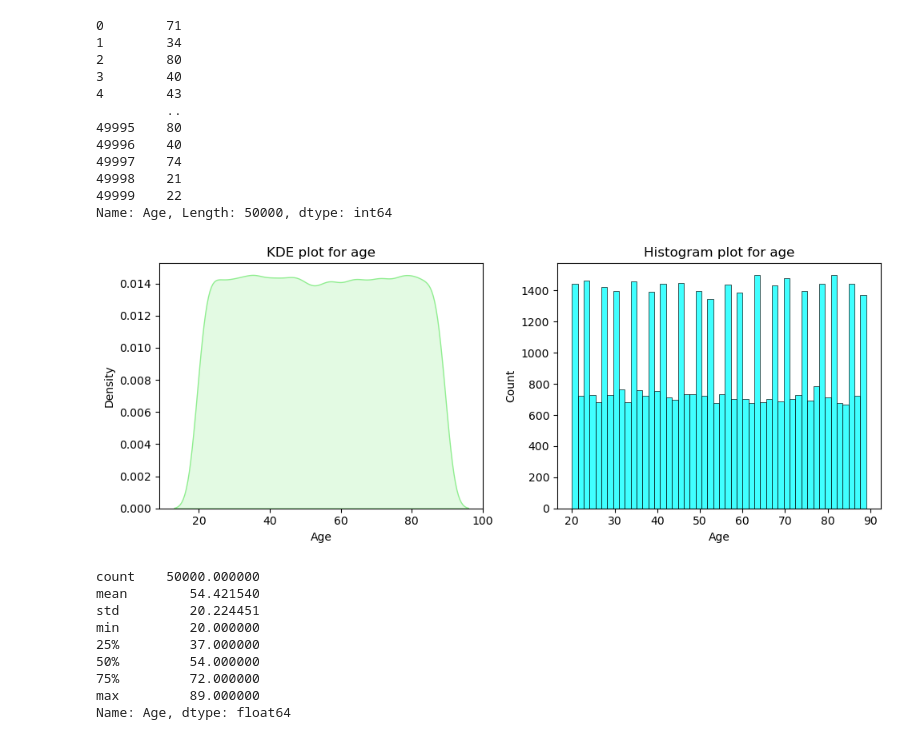
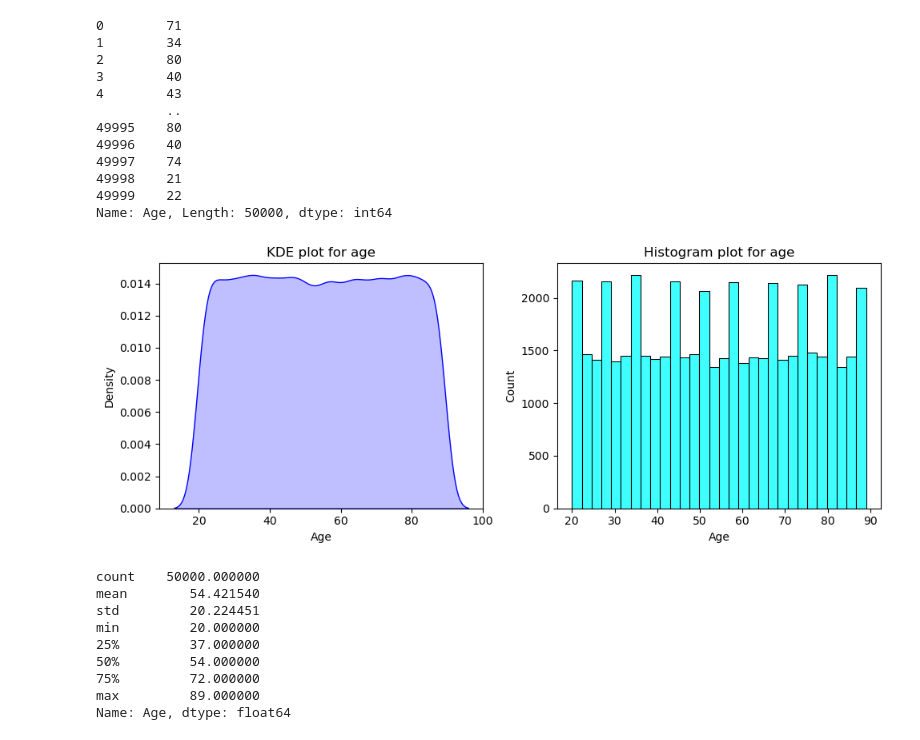
Before and after one commit to soumya569/global_cancer_patients_2015_2024_data_analysis_project, a Jupyter notebook: project1.ipynb, the cells around one changed output. Cells and saved outputs as stored; diff of their text form; code cells hidden in the pictures.

```diff
--- a/project1.ipynb
+++ b/project1.ipynb
@@ -99,19 +109,22 @@ Name: Age, Length: 50000, dtype: int64
 # %%
 #Age column
 plt.figure(figsize=(10,4))
 
 plt.subplot(1,2,1)
-sns.kdeplot(data["Age"],fill=True,color="lightgreen")
+sns.kdeplot(data["Age"],fill=True,color="blue")
+plt.ticklabel_format(axis='y', style='plain')
 plt.title("KDE plot for age")
 
 plt.subplot(1,2,2)
-sns.histplot(data["Age"],bins=50,kde=False,color="cyan")
+sns.histplot(data["Age"],bins=30,kde=False,color="cyan")
 plt.title("Histogram plot for age")
+
+
 
 plt.tight_layout()
 plt.show()
 # %% [output]
-[figure, old version]
+[figure, new version]
 # %%
 data["Age"].describe()
 # %% [output]
```
Also changed, not shown: parts of 47 cells of this notebook.
